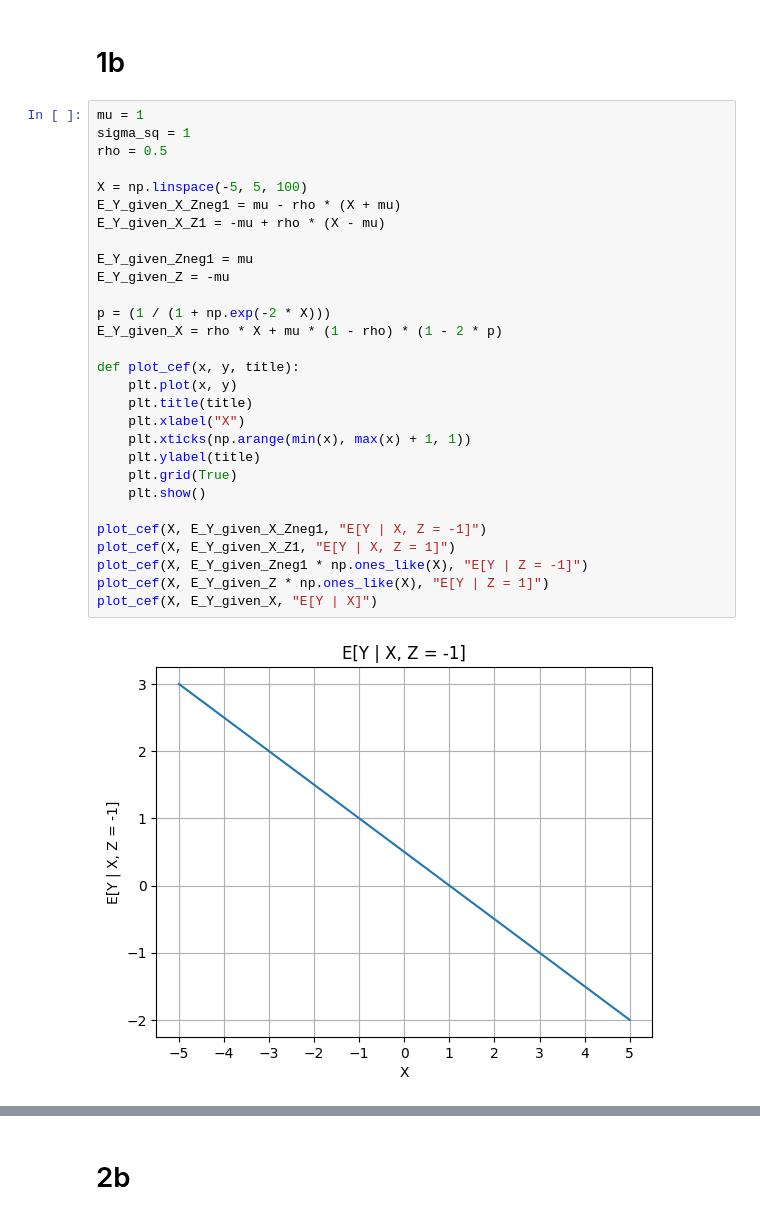
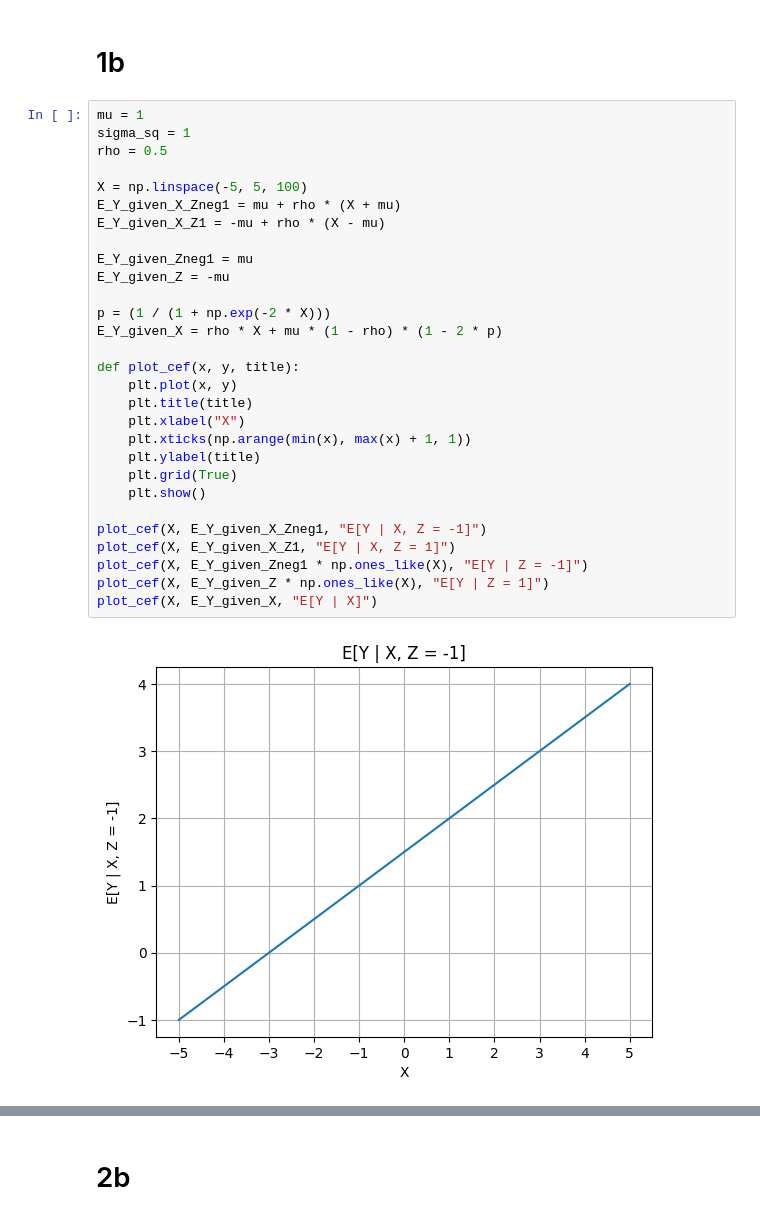
Before and after one commit to TangyKiwi/DSC-241, a Jupyter notebook: HW2/hw2.ipynb, the cells around one changed output, grey strips where cells are left out. Drawn from its saved outputs; the diff is of its cells as text.

```diff
--- a/HW2/hw2.ipynb
+++ b/HW2/hw2.ipynb
@@ -6,34 +6,34 @@ import matplotlib.pyplot as plt
 # %%
 mu = 1
 sigma_sq = 1
 rho = 0.5
 
 X = np.linspace(-5, 5, 100)
-E_Y_given_X_Zneg1 = mu - rho * (X + mu)
+E_Y_given_X_Zneg1 = mu + rho * (X + mu)
 E_Y_given_X_Z1 = -mu + rho * (X - mu)
 
 E_Y_given_Zneg1 = mu
 E_Y_given_Z = -mu
 
 p = (1 / (1 + np.exp(-2 * X)))
 E_Y_given_X = rho * X + mu * (1 - rho) * (1 - 2 * p)
 
 def plot_cef(x, y, title):
     plt.plot(x, y)
     plt.title(title)
     plt.xlabel("X")
     plt.xticks(np.arange(min(x), max(x) + 1, 1))
     plt.ylabel(title)
     plt.grid(True)
     plt.show()
 
 plot_cef(X, E_Y_given_X_Zneg1, "E[Y | X, Z = -1]")
 plot_cef(X, E_Y_given_X_Z1, "E[Y | X, Z = 1]")
 plot_cef(X, E_Y_given_Zneg1 * np.ones_like(X), "E[Y | Z = -1]")
 plot_cef(X, E_Y_given_Z * np.ones_like(X), "E[Y | Z = 1]")
 plot_cef(X, E_Y_given_X, "E[Y | X]")
 # %% [output]
-[figure, old version]
+[figure, new version]
 [figure]
 [figure]
 [figure]
```
Also changed, not shown: 2 other files.
